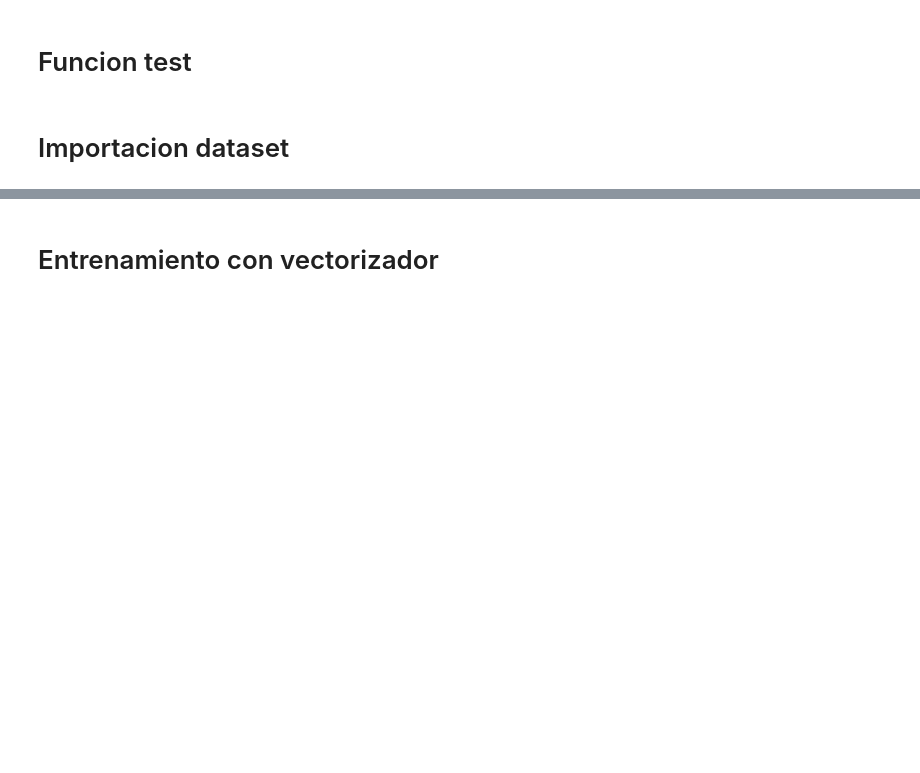
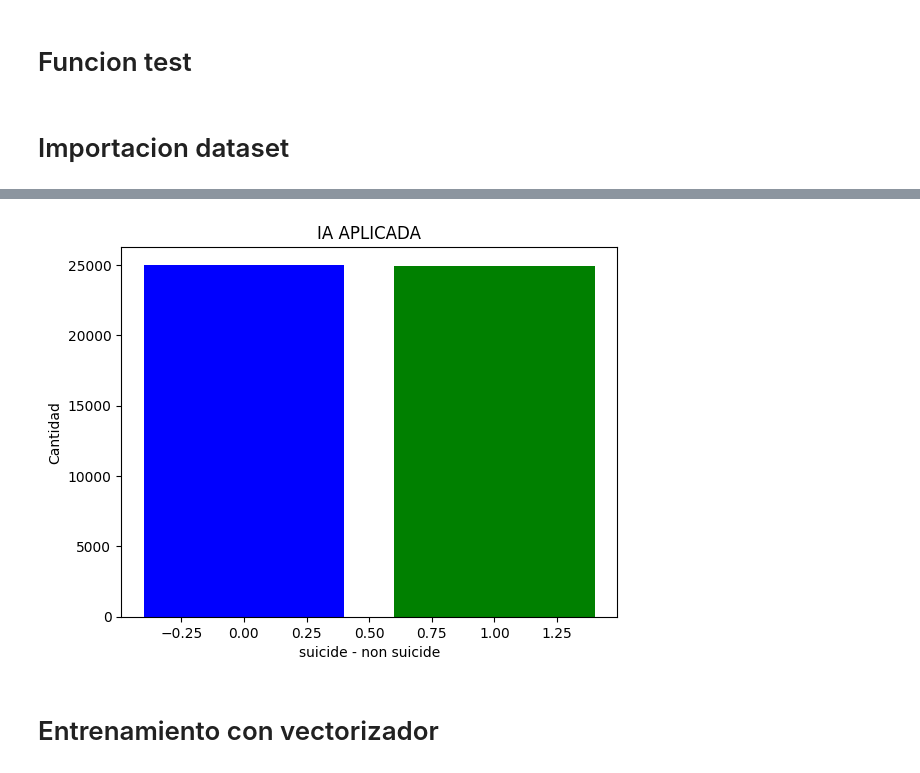
Before and after one commit to victor-POL/Deteccion-Violencia-y-Tentativas-Suicidio-NLP, a Jupyter notebook: tentativa_suicidio/collabs/TP_Dataset_Suicide.ipynb, the cells around one changed output, grey strips where cells are left out. Drawn from its saved outputs; the diff is of its cells as text; code cells hidden in the pictures; blank space fills up the shorter version.

```diff
--- a/tentativa_suicidio/collabs/TP_Dataset_Suicide.ipynb
+++ b/tentativa_suicidio/collabs/TP_Dataset_Suicide.ipynb
@@ -124,20 +192,14 @@ def test(clf, nombreModelo):
 # %%
-# Ruta del archivo CSV
-cant_importada = 50000
-path_base_dataset = '/content/' if is_running_on_colab() else '..\\datasets\\'
-path_dataset =  path_base_dataset + 'Suicide_Detection.csv'
+# Este caso puntual el csv la primera columna es el indice que no nos interesa, si quiero eliminarla por el nombre que le asigna pandas
+try:
+    dataframe = dataframe.drop('Unnamed: 0', axis=1)
+except:
+    print("No se elimino columna Unnamed: 0")
 
-# Leer el archivo CSV en un DataFrame de Pandas,
-# dataframe = pd.read_csv(file_path)
-# si quiero limitar la cantidad a importar
-dataframe = pd.read_csv(path_dataset, nrows=cant_importada)
-
-# Este caso puntual el csv la primera columna es el indice que no nos interesa, si quiero eliminarla por el nombre que le asigna pandas
-# dataframe = dataframe.drop('Unnamed: 0', axis=1)
 # o eliminarla por la posicion
-dataframe = dataframe.drop(dataframe.columns[0], axis=1)
+# dataframe = dataframe.drop(dataframe.columns[0], axis=1)
 
 # Paso a booleano la clasificacion
 dataframe['class'] = dataframe['class'].replace({"suicide": True, "non-suicide": False})
 
-print(dataframe)
+dataframe.head()
@@ -144,3 +214,22 @@ print(dataframe)
+# %%
+import matplotlib.pyplot as plt
+
+# Obtener los conteos de las clases y sus respectivos índices
+class_counts = dataframe['class'].value_counts()
+class_indices = class_counts.index.values
+
+# Crear el gráfico de barras
+plt.bar(class_indices, class_counts, color=['blue', 'green'])
+
+# Añadir etiquetas y título
+plt.xlabel('suicide - non suicide')
+plt.ylabel('Cantidad')
+plt.title("IA APLICADA")
+
+# Mostrar el gráfico
+plt.show()
+# %% [output]
+[figure, added]
 # %% [markdown]
 # Entrenamiento con vectorizador
 # %%
```
Also changed, not shown: parts of 19 cells of this notebook, 10 other files.
